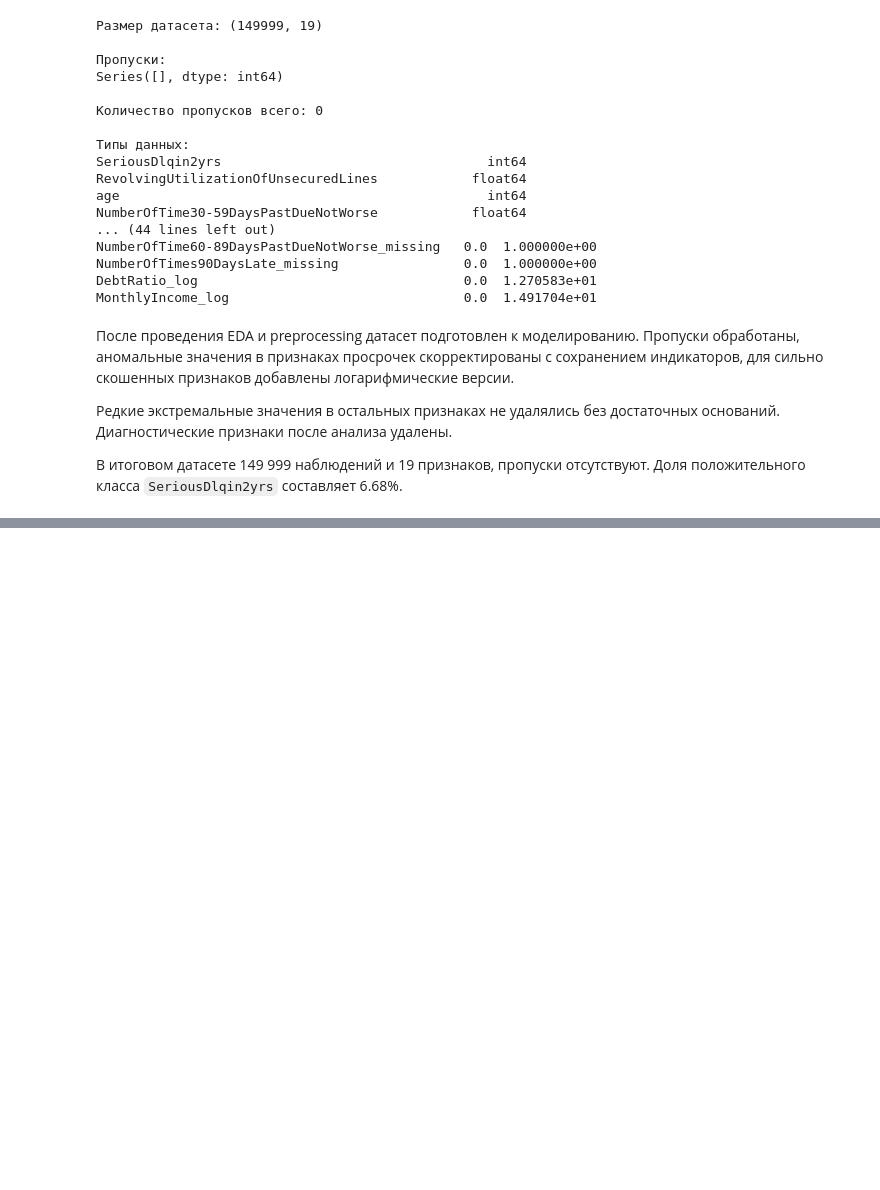
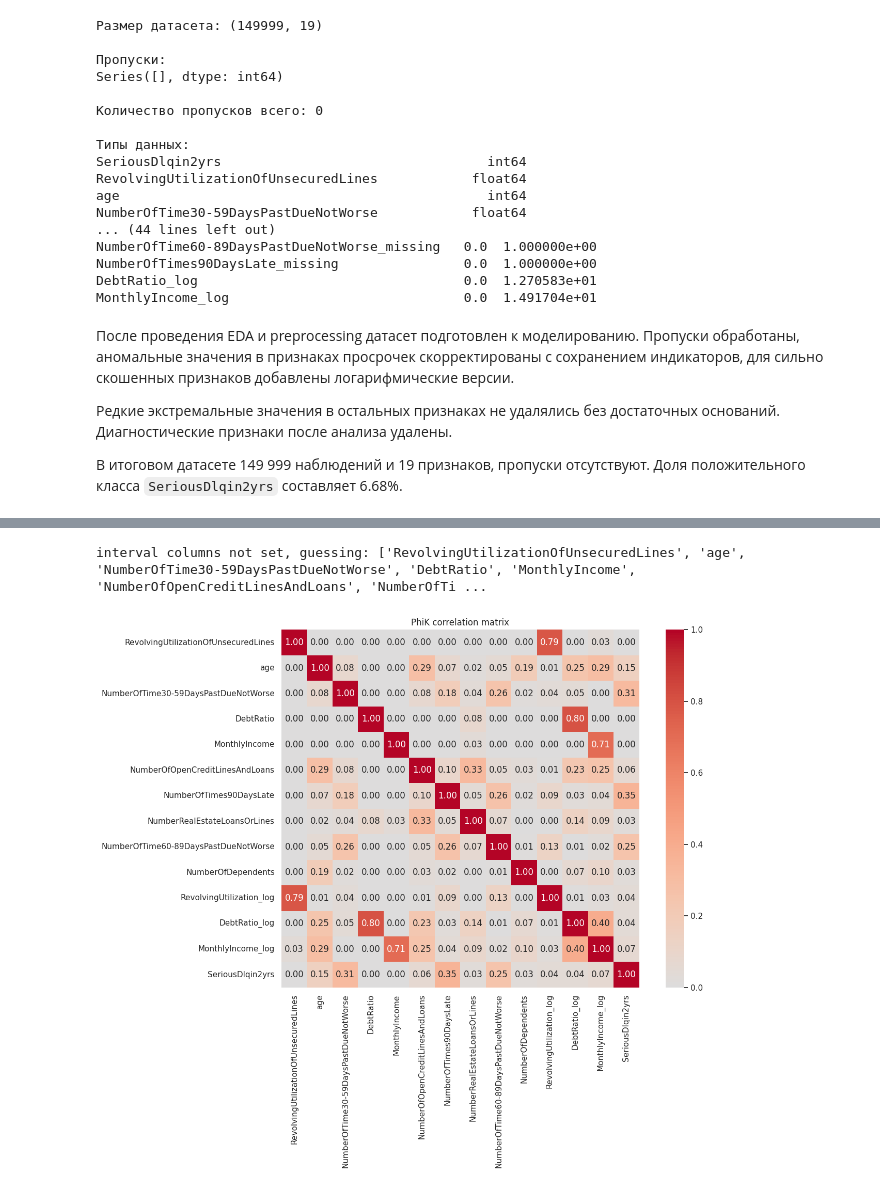
Before and after one commit to GiannisAnte/credit-scoring-case, a Jupyter notebook: credit_scoring_case.ipynb, the cells around one changed output, grey strips where cells are left out. Drawn from its saved outputs; the diff is of its cells as text; code cells hidden in the pictures; blank space fills up the shorter version.

```diff
--- a/credit_scoring_case.ipynb
+++ b/credit_scoring_case.ipynb
@@ -838,0 +933,22 @@ MonthlyIncome_log                              0.0  1.491704e+01
+# %%
+import phik
+
+phik_matrix = df[plot_cols + ["SeriousDlqin2yrs"]].phik_matrix()
+
+plt.figure(figsize=(14, 11))
+
+sns.heatmap(
+    phik_matrix,
+    annot=True,
+    fmt=".2f",
+    cmap="coolwarm",
+    center=0,
+    square=True
+)
+
+plt.title("PhiK correlation matrix")
+plt.tight_layout()
+plt.show()
+# %% [output]
+interval columns not set, guessing: ['RevolvingUtilizationOfUnsecuredLines', 'age', 'NumberOfTime30-59DaysPastDueNotWorse', 'DebtRatio', 'MonthlyIncome', 'NumberOfOpenCreditLinesAndLoans', 'NumberOfTi ...
+[figure, added]
```
Also changed, not shown: parts of 11 cells of this notebook.
